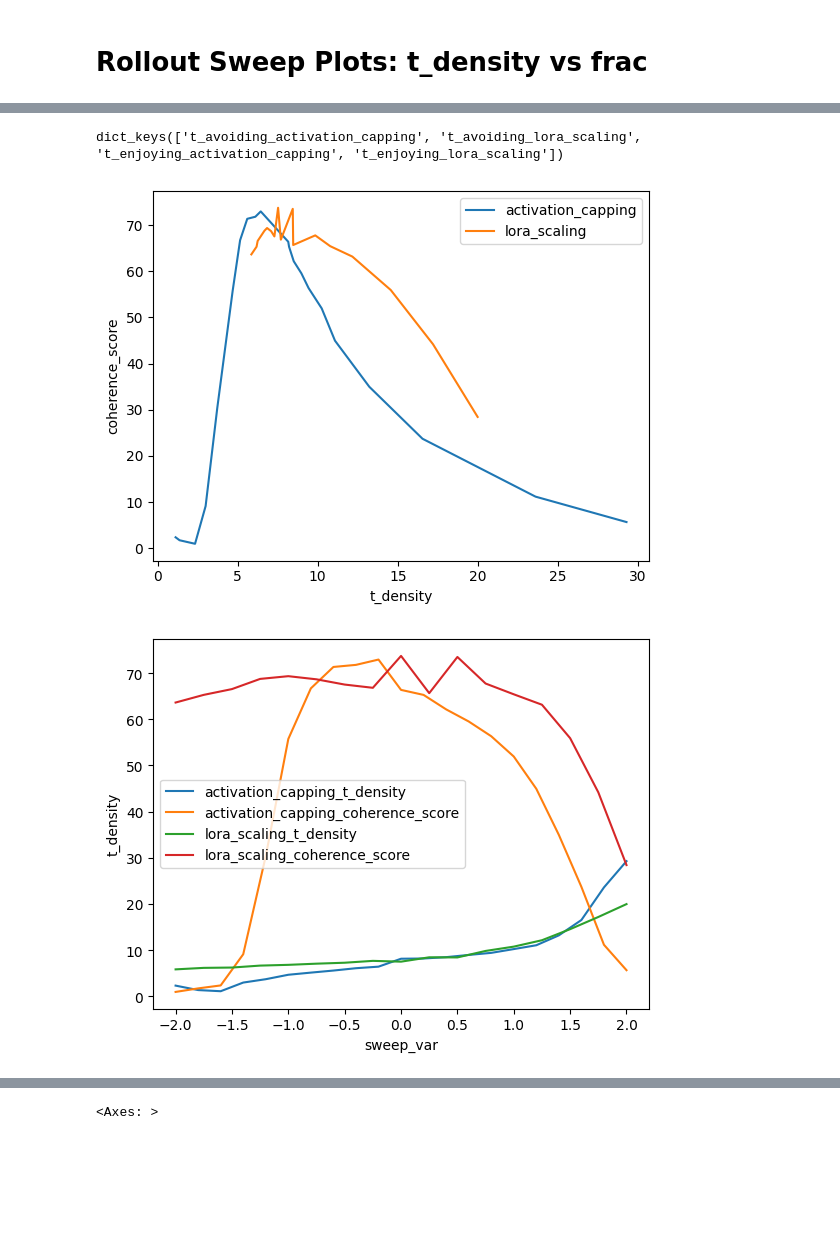
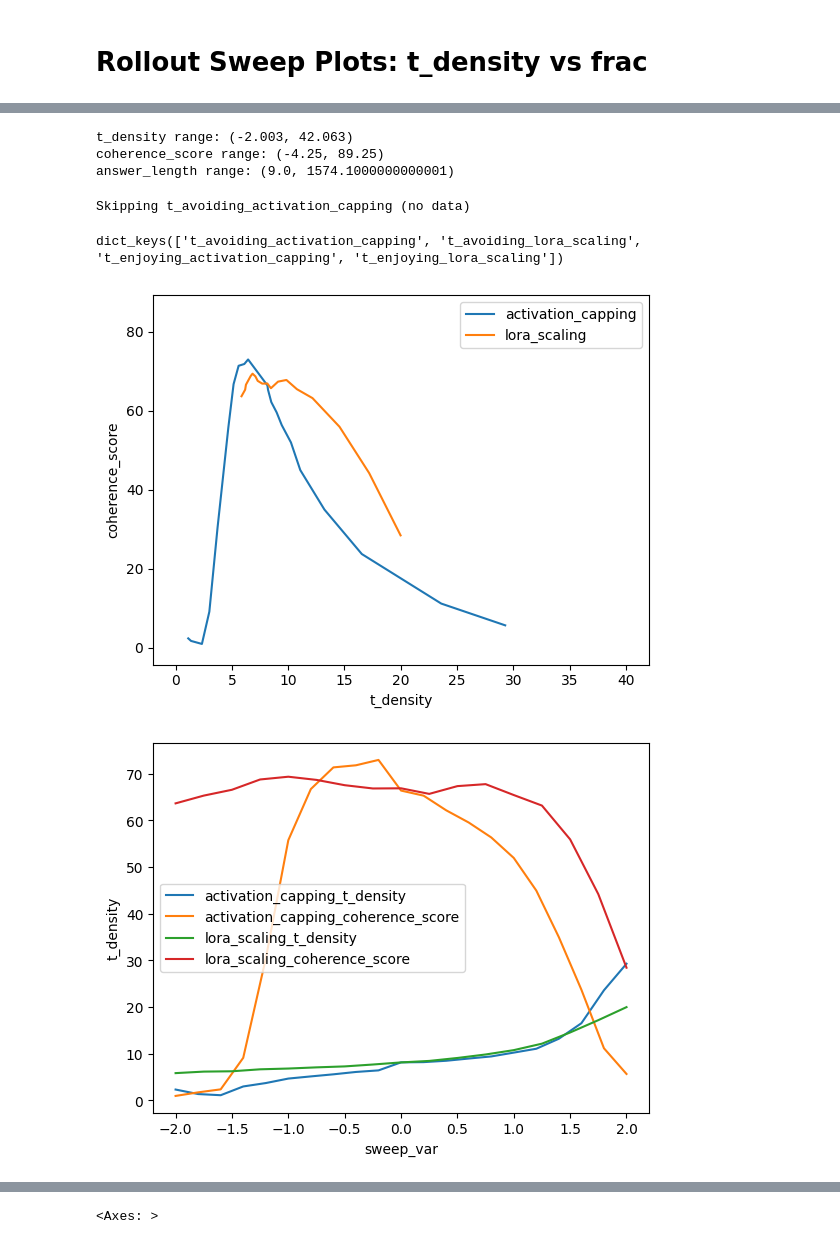
Before and after one commit to SidBaines/persona-shattering-lasr, a Jupyter notebook: scripts_dev/rollout_experiments/t_frequency/plots.ipynb, the cells around one changed output, grey strips where cells are left out. Saved outputs shown, nothing was run; the diff lists cells and outputs as text; code cells hidden in the pictures; blank space fills up the shorter version.

Commit message:
anton/rerun_missing_activation_cappings update plots notebook

```diff
--- a/scripts_dev/rollout_experiments/t_frequency/plots.ipynb
+++ b/scripts_dev/rollout_experiments/t_frequency/plots.ipynb
@@ -54,7 +54,7 @@ for name, cfg in DATASETS.items():
         snapshot_download(
             repo_id=HF_REPO,
             repo_type="dataset",
-            allow_patterns=f"{hf_subdir}/evals/**/rollouts_evaluated.jsonl",
+            allow_patterns=f"{hf_subdir}/**/rollouts_evaluated.jsonl",
             local_dir=data_dir.parents[len(Path(hf_subdir).parts) - 1],
         )
         print(f"[{name}] Download complete.")
@@ -136,3 +140,30 @@ Loaded 6432 datapoints across 17 sweep values and 11 categories
+# %%
+# Global axis ranges for matplotlib plots (shared across enjoying/avoiding)
+_non_empty = [df for df in dfs.values() if not df.empty]
+
+def _padded(mn, mx, frac=0.05):
+    pad = (mx - mn) * frac
+    return (mn - pad, mx + pad)
+
+if _non_empty:
+    _all_t = pd.concat([df["t_density"] for df in _non_empty])
+    _all_coh = pd.concat([df["coherence_score"].dropna() for df in _non_empty])
+    _all_len = pd.concat([df["answer_length"].dropna() for df in _non_empty])
+    GLOBAL_T_RANGE = _padded(_all_t.min(), _all_t.max())
+    GLOBAL_COH_RANGE = _padded(_all_coh.min(), _all_coh.max())
+    GLOBAL_LEN_RANGE = (_all_len.min() * 0.9, _all_len.max() * 1.1)
+    print(f"t_density range: {GLOBAL_T_RANGE}")
+    print(f"coherence_score range: {GLOBAL_COH_RANGE}")
+    print(f"answer_length range: {GLOBAL_LEN_RANGE}")
+else:
+    GLOBAL_T_RANGE = (0, 1)
+    GLOBAL_COH_RANGE = (0, 100)
+    GLOBAL_LEN_RANGE = (1, 10000)
+    print("No data loaded — using fallback axis ranges")
+# %% [output]
+t_density range: (-2.003, 42.063)
+coherence_score range: (-4.25, 89.25)
+answer_length range: (9.0, 1574.1000000000001)
 # %%
 import itertools
 
@@ -226,11 +257,15 @@ PLOT_CONFIG = {
     },
 }
 
-# Compute global y-axis max (mean + std) across all datasets
+# Compute global axis ranges across all datasets
+global_x_min = float("inf")
+global_x_max = float("-inf")
 global_y_max = 0
 for df in dfs.values():
     if df.empty:
         continue
+    global_x_min = min(global_x_min, df["sweep_var"].min())
+    global_x_max = max(global_x_max, df["sweep_var"].max())
     stats_tmp = (
         df.groupby(["sweep_var", "category"])["t_density"]
         .agg(["mean", "std"])
@@ -295,6 +330,7 @@ for name, df in dfs.items():
         title=f"t Density — {pcfg['title']} (final assistant message)",
         xaxis_title=pcfg["xaxis"],
         yaxis_title="Mean t Density (%)",
+        xaxis_range=[global_x_min, global_x_max],
         yaxis_range=[0, global_y_max * 1.05],
         legend=dict(x=1.02, y=1, bordercolor="lightgray", borderwidth=1),
         width=900,
@@ -302,6 +338,8 @@ for name, df in dfs.items():
         template="plotly_white",
     )
     fig.show()
+# %% [output]
+Skipping t_avoiding_activation_capping (no data)
 # %%
 dfs.keys()
 # %% [output]
@@ -312,20 +350,22 @@ import matplotlib.pyplot as plt
 # %%
 df_reduced_ac = dfs["t_enjoying_activation_capping"].groupby("sweep_var")[["t_density", "coherence_score"]].mean()
 df_reduced_ls = dfs["t_enjoying_lora_scaling"].groupby("sweep_var")[["t_density", "coherence_score"]].mean()
 
 sns.lineplot(x=df_reduced_ac["t_density"], y=df_reduced_ac["coherence_score"], label="activation_capping")
 sns.lineplot(x=df_reduced_ls["t_density"], y=df_reduced_ls["coherence_score"], label="lora_scaling")
+plt.xlim(*GLOBAL_T_RANGE)
+plt.ylim(*GLOBAL_COH_RANGE)
 plt.show()
 
 ax = sns.lineplot(x=df_reduced_ac.index, y=df_reduced_ac["t_density"], label="activation_capping_t_density")
 ax = sns.lineplot(x=df_reduced_ac.index, y=df_reduced_ac["coherence_score"], label="activation_capping_coherence_score")
 ax = sns.lineplot(x=df_reduced_ls.index, y=df_reduced_ls["t_density"], label="lora_scaling_t_density")
 ax = sns.lineplot(x=df_reduced_ls.index, y=df_reduced_ls["coherence_score"], label="lora_scaling_coherence_score")
 
 plt.show()
 # %% [output]
-[figure, old version]
+[figure, new version]
-[figure, old version]
+[figure, new version]
 # %%
 df_reduced_ac = dfs["t_avoiding_activation_capping"].groupby("sweep_var")[["t_density", "coherence_score"]].mean()
 df_reduced_ls = dfs["t_avoiding_lora_scaling"].groupby("sweep_var")[["t_density", "coherence_score"]].mean()
```
Also changed, not shown: parts of 5 cells of this notebook.
